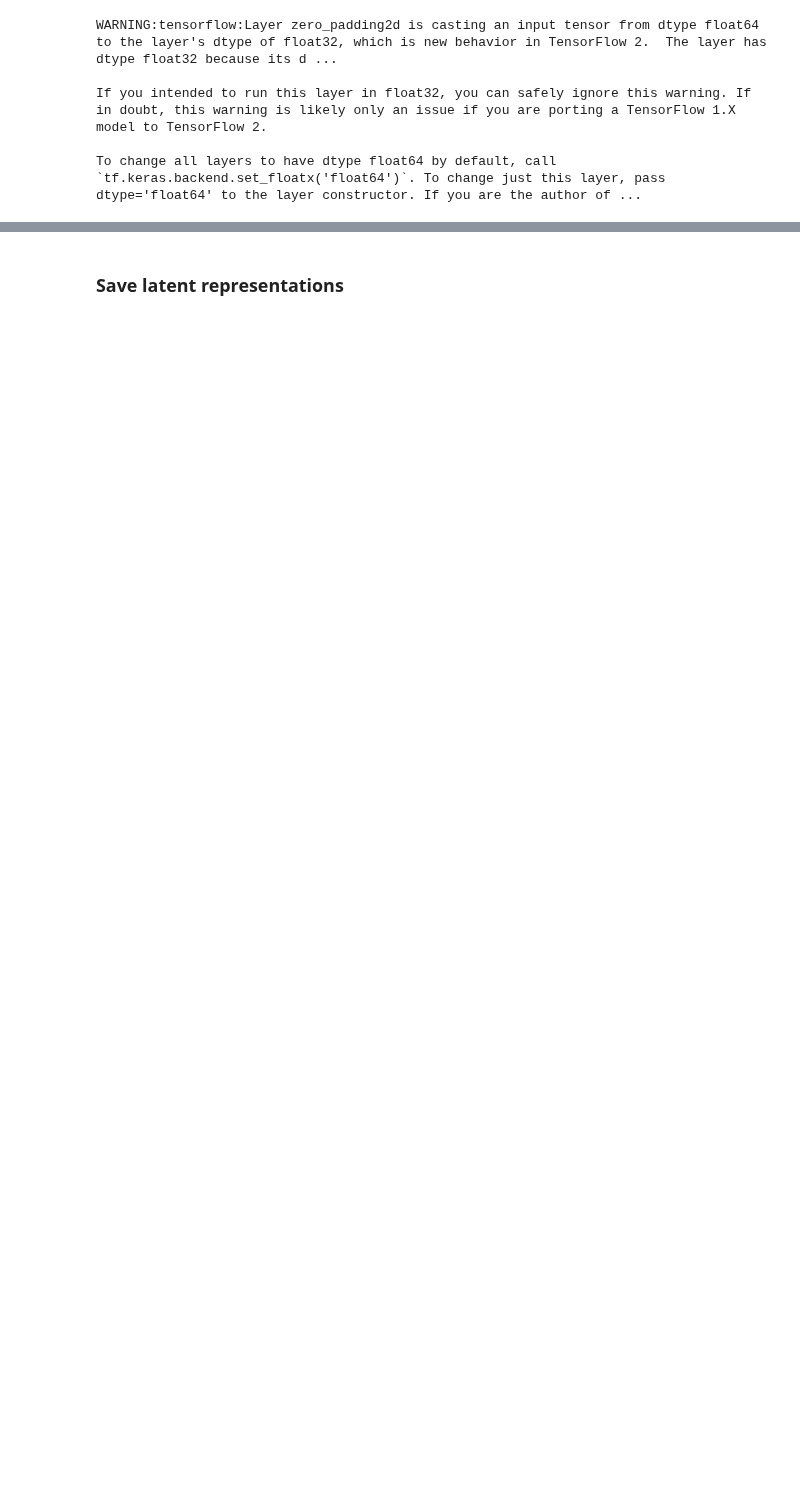
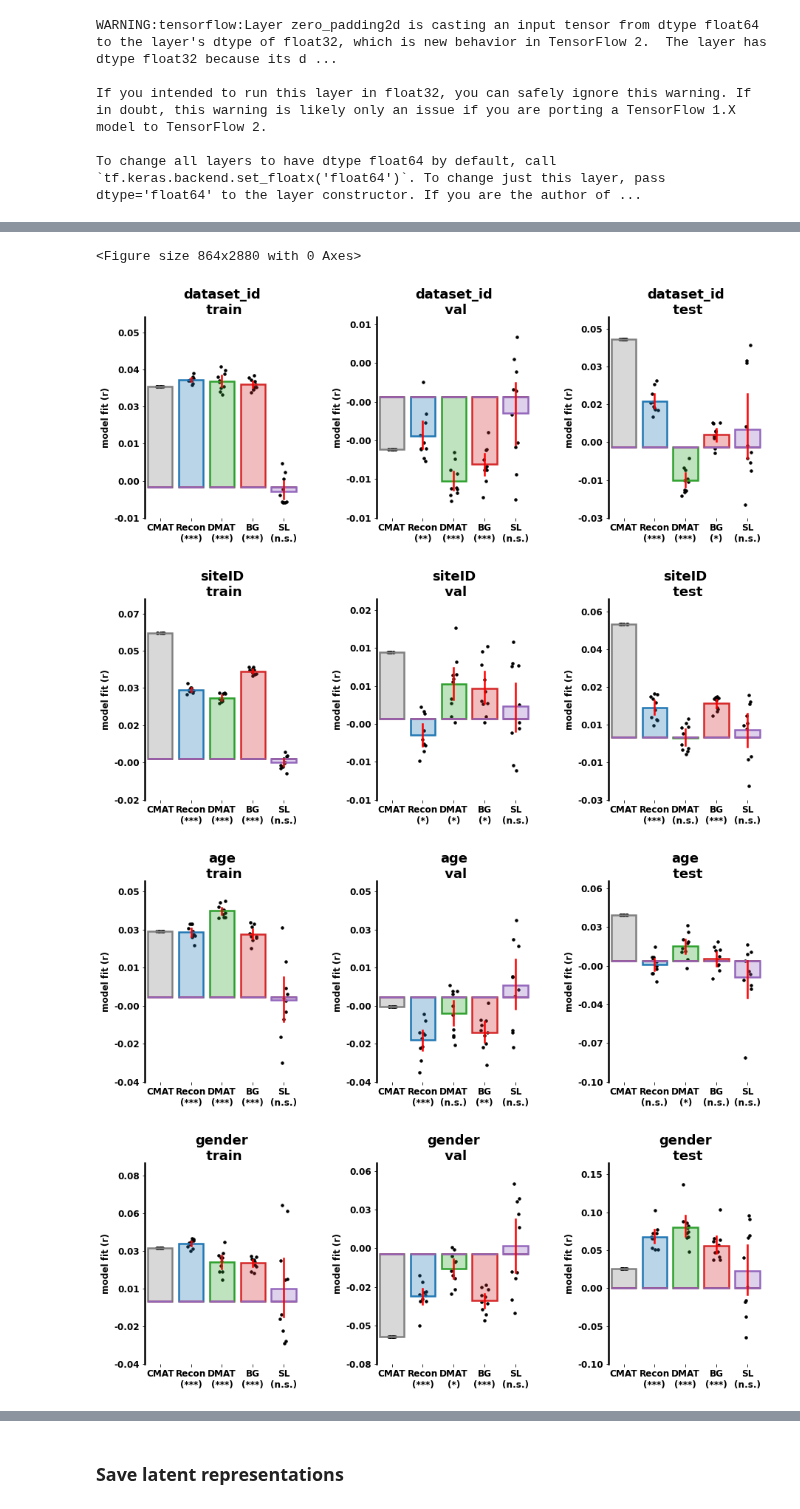
Before and after one commit to Aglinskas/BC-fMRI-AE, a Jupyter notebook: Notebooks/0091-train-CVAE-cmats-Copy1.ipynb, the cells around one changed output, grey strips where cells are left out. Saved outputs shown, nothing was run; the diff lists cells and outputs as text; code cells hidden in the pictures; blank space fills up the shorter version.

```diff
--- a/Notebooks/0091-train-CVAE-cmats-Copy1.ipynb
+++ b/Notebooks/0091-train-CVAE-cmats-Copy1.ipynb
@@ -1006,0 +1245,53 @@ if train==True:
+# %%
+## Test
+v1 = {'label' : 'CMAT', 'data' : np.array([flatten_cmat(cmats_test[patients_test,:,:]) for i in range(10)]), 'data_scale' : 'ratio', 'metric' : 'euclidean'}
+v2 = {'label' : 'Recon', 'data' : recon_test[:,patients_test,:], 'data_scale' : 'ratio', 'metric' : 'euclidean'}
+v3 = {'label' : 'DMAT', 'data' : dmat_test[:,patients_test,:], 'data_scale' : 'ratio', 'metric' : 'euclidean'}
+v4 = {'label' : 'BG', 'data' : Z_test[:,patients_test,:], 'data_scale' : 'ratio', 'metric' : 'euclidean'}
+v5 = {'label' : 'SL', 'data' : S_test[:,patients_test,:], 'data_scale' : 'ratio', 'metric' : 'euclidean'}
+inMat_test = [v1,v2,v3,v4,v5]
+
+
+rsa_res_test = dict()
+keys = ['dataset_id', 'siteID','age', 'gender', 'fiq','DSMIV','ados_total', 'ados_social', 'ados_comm', 'ados_rrb']
+data_scale = ['ordinal', 'ordinal','ratio', 'ordinal', 'ratio','ordinal','ratio', 'ratio', 'ratio', 'ratio']
+
+for i in tqdm(range(len(keys))):
+    rsa_res_test.update({keys[i] : key_rsa(inMat_test,keys[i],df=df_test.iloc[patients_test],model_scale=data_scale[i])})
+# %%
+ncols = 3
+nrows = len(keys)
+plt.figure(figsize=np.array((ncols,nrows))*4)
+
+
+for i,key in enumerate(keys):
+
+    plt.figure(figsize=(15,5))
+    ax = plt.subplot(1,3,1)
+    rsa_res = rsa_res_train
+    inMat = inMat_train
+    plot_nice_bar(key,rsa_res,ax=ax,figsize=None,dpi=300,fontsize=12,fontsize_star=12,fontweight='bold',line_width=2.5,marker_size=12,title=keys[i]+'\n train',lbls=[inMat[j]['label'] for j in range(len(inMat))])
+
+    ax = plt.subplot(1,3,2)
+    rsa_res = rsa_res_val
+    inMat = inMat_val
+    plot_nice_bar(key,rsa_res,ax=ax,figsize=None,dpi=300,fontsize=12,fontsize_star=12,fontweight='bold',line_width=2.5,marker_size=12,title=keys[i]+'\n val',lbls=[inMat[j]['label'] for j in range(len(inMat))])
+
+    ax = plt.subplot(1,3,3)
+    rsa_res = rsa_res_test
+    inMat = inMat_test
+    plot_nice_bar(key,rsa_res,ax=ax,figsize=None,dpi=300,fontsize=12,fontsize_star=12,fontweight='bold',line_width=2.5,marker_size=12,title=keys[i]+'\n test',lbls=[inMat[j]['label'] for j in range(len(inMat))])
+
+    plt.subplots_adjust(
+        left=None,
+        bottom=None,
+        right=None,
+        top=None,
+        wspace=.5,
+        hspace=.5)
+# %% [output]
+<Figure size 864x2880 with 0 Axes>
+[figure, added]
+[figure, added]
+[figure, added]
+[figure, added]
```
Also changed, not shown: parts of 28 cells of this notebook, 6 other files.
